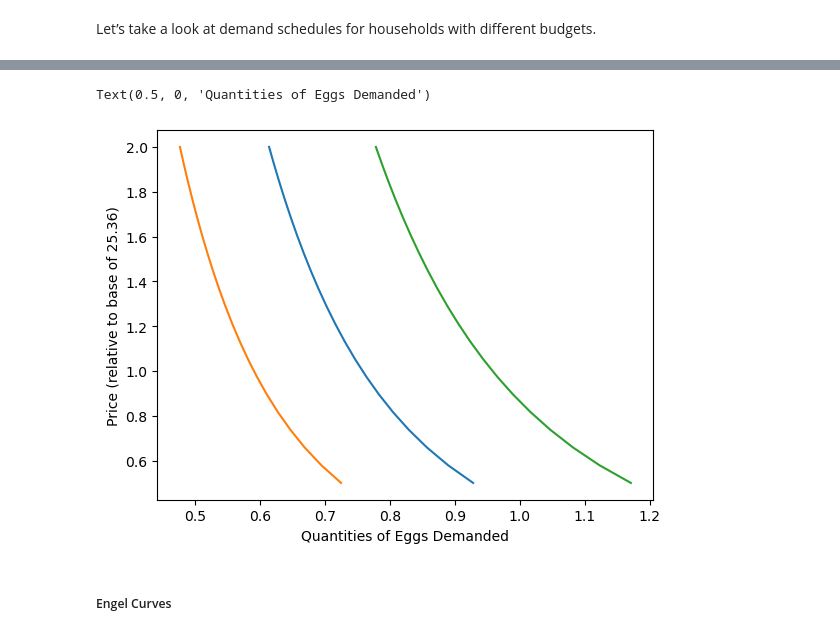
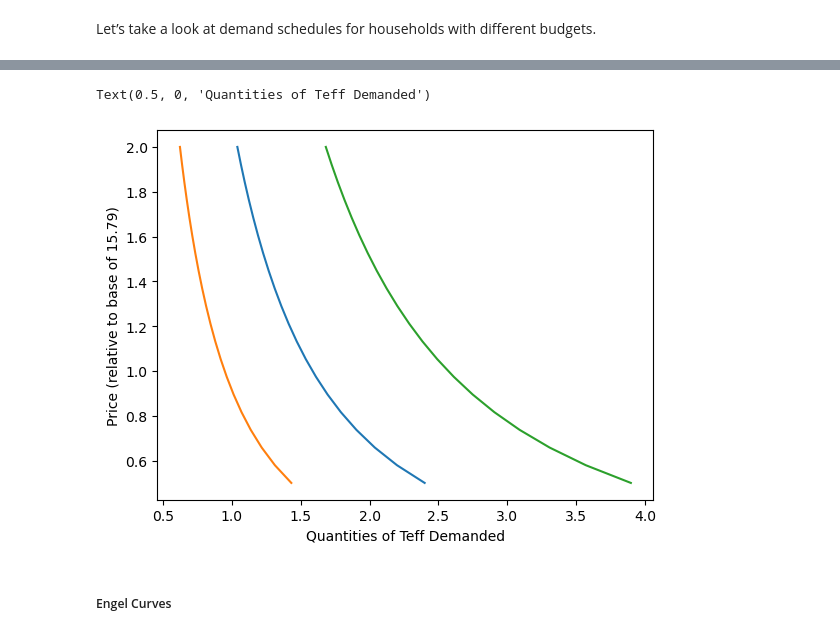
Before and after one commit to celestebasken/Project3, a Jupyter notebook: Ethiopia_demandanalysis_2011_2012.ipynb, the cells around one changed output, grey strips where cells are left out. Drawn from its saved outputs; the diff is of its cells as text; code cells hidden in the pictures.

```diff
--- a/Ethiopia_demandanalysis_2011_2012.ipynb
+++ b/Ethiopia_demandanalysis_2011_2012.ipynb
@@ -313,26 +313,26 @@ p
 # %%
 import matplotlib.pyplot as plt
 %matplotlib inline
 
-use = 'Eggs'  # Good we want demand curve for
+use = 'Teff'  # Good we want demand curve for
 
 # Vary prices from 50% to 200% of reference.
 scale = np.linspace(.5,2,20)
 
 # Demand for Millet for household at median budget
 plt.plot([result.demands(xref,my_prices(pbar[use]*s,use,pbar))[use] for s in scale],scale)
 
 # Demand for Millet for household at 25% percentile
 plt.plot([result.demands(xbar.quantile(0.25),my_prices(pbar[use]*s,use,pbar))[use] for s in scale],scale)
 
 # Demand for Millet for household at 75% percentile
 plt.plot([result.demands(xbar.quantile(0.75),my_prices(pbar[use]*s,use,pbar))[use] for s in scale],scale)
 
 plt.ylabel(f"Price (relative to base of {pbar[use]:.2f})")
 plt.xlabel(f"Quantities of {use} Demanded")
 # %% [output]
-Text(0.5, 0, 'Quantities of Eggs Demanded')
+Text(0.5, 0, 'Quantities of Teff Demanded')
-[figure, old version]
+[figure, new version]
 # %% [markdown]
 ##### Engel Curves
 # %% [markdown]
```
Also changed, not shown: parts of 2 cells of this notebook, 1 other file.
